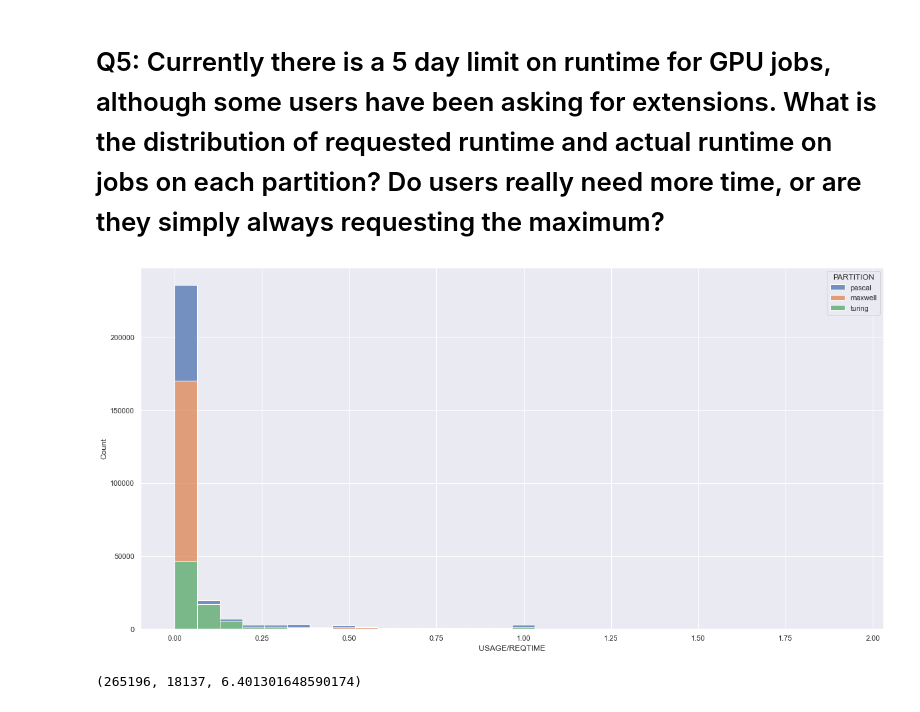
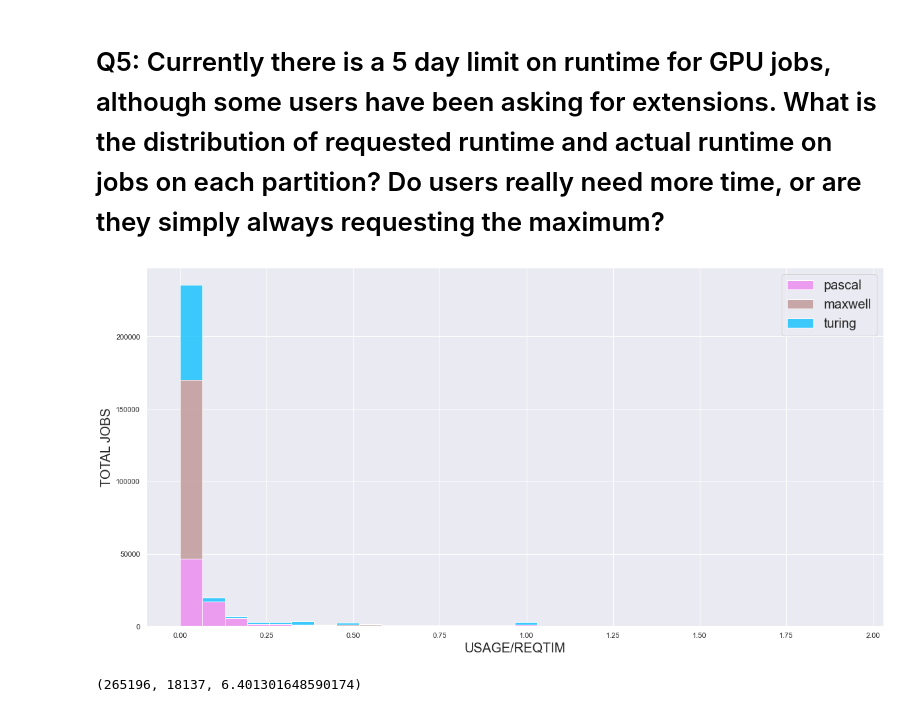
Before and after one commit to ashamaheshwari/accre_vanderbilt_project, a Jupyter notebook: twix_q3_q5.ipynb, the cells around one changed output. Cells and saved outputs as stored; diff of their text form; code cells hidden in the pictures.

```diff
--- a/twix_q3_q5.ipynb
+++ b/twix_q3_q5.ipynb
@@ -176,11 +178,14 @@ completed_q5 = completed.copy()
 completed_q5["USAGE/REQTIME"] = completed_q5["USEDTIME"] / completed_q5["REQTIME"]
 # %%
 sns.set(rc={'figure.figsize':(20, 10)})
-
-sns.histplot(data=completed_q5, x="USAGE/REQTIME", hue="PARTITION", multiple="stack", bins=30)
-plt.show()
+sns.histplot(data=completed_q5, x="USAGE/REQTIME", hue="PARTITION", multiple="stack", bins=30, palette=['deepskyblue', 'rosybrown', "violet"])
+plt.xlabel('USAGE/REQTIM', fontsize=20)
+plt.ylabel('TOTAL JOBS', fontsize=20)
+plt.legend(["pascal","maxwell","turing"],fontsize = 20)
+#plt.show()
+plt.savefig('USAGE_REQTIME.png', dpi = 150);
 # %% [output]
-[figure, old version]
+[figure, new version]
 # %%
 # Find how many people use <25% of their allotted time
 l25 = completed_q5[completed_q5["USAGE/REQTIME"] <= 0.25].shape[0]
```
Also changed, not shown: parts of 9 cells of this notebook, 2 other files.
